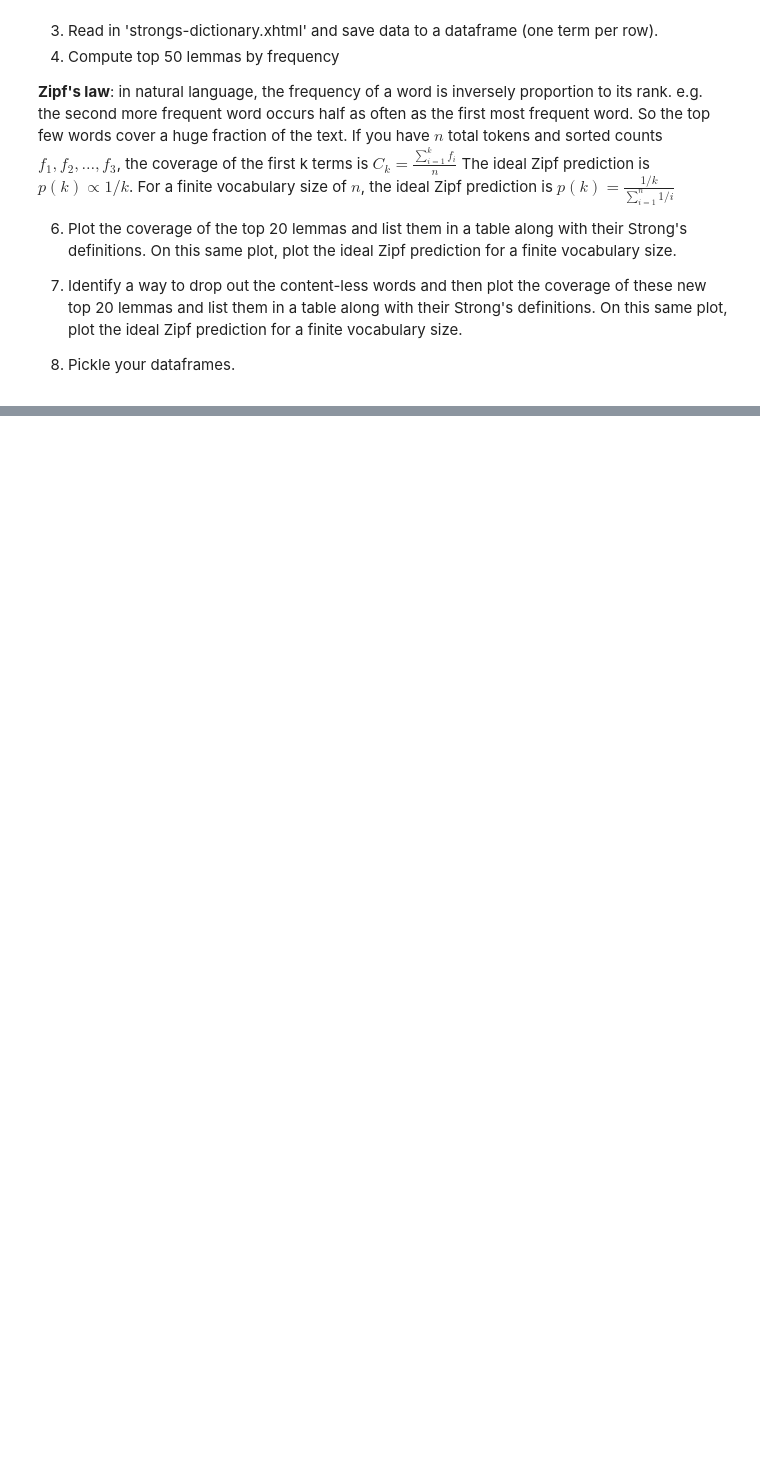
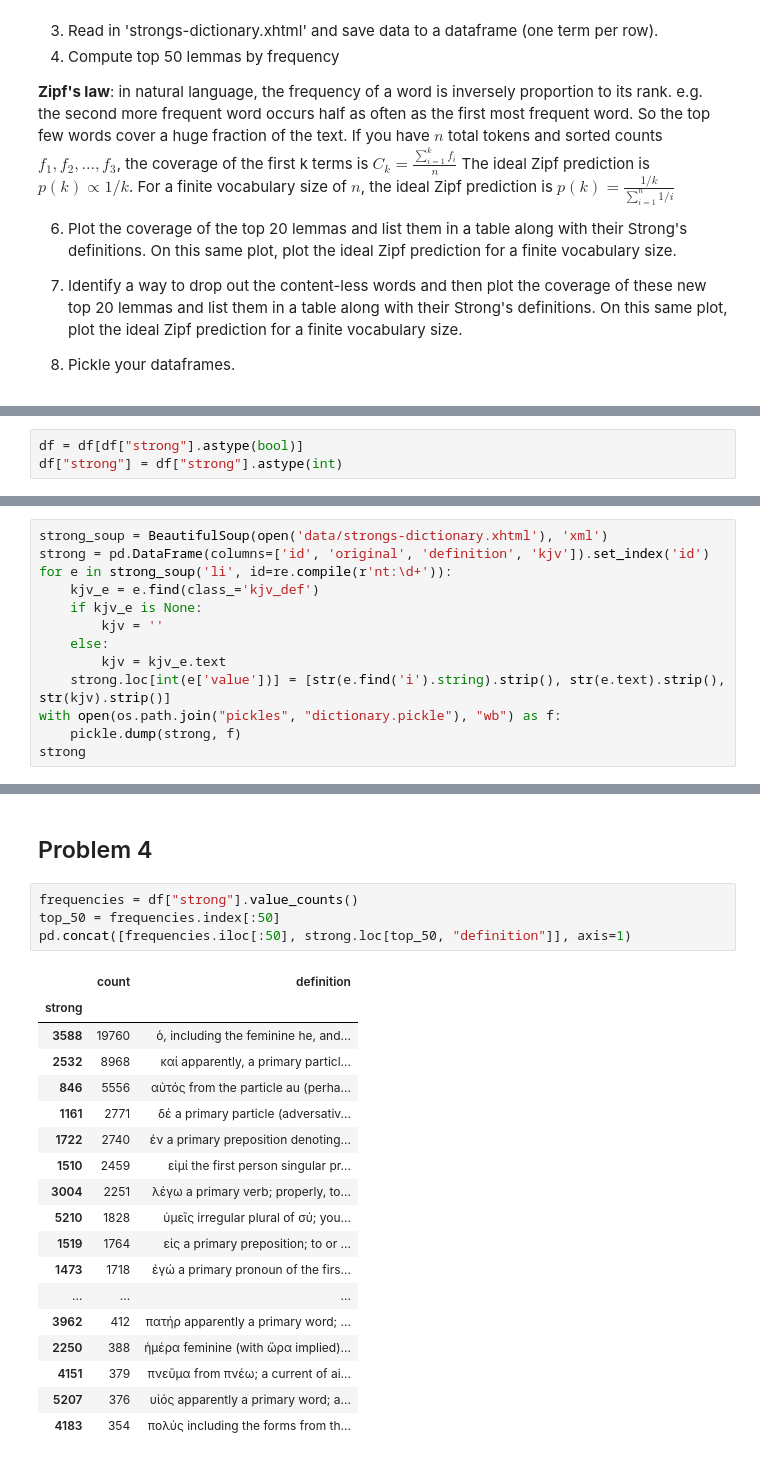
Before and after one commit to wstevick/bible-project, a Jupyter notebook: PS1_InitialExploration.ipynb, the cells around one changed output, grey strips where cells are left out. Drawn from its saved outputs; the diff is of its cells as text; blank space fills up the shorter version.

```diff
--- a/PS1_InitialExploration.ipynb
+++ b/PS1_InitialExploration.ipynb
@@ -21,0 +73,3 @@ The ideal Zipf prediction is $p(k) \propto 1/k$. For a finite vocabulary size of
+# %%
+df = df[df["strong"].astype(bool)]
+df["strong"] = df["strong"].astype(int)
@@ -21,0 +242,13 @@ The ideal Zipf prediction is $p(k) \propto 1/k$. For a finite vocabulary size of
+# %%
+strong_soup = BeautifulSoup(open('data/strongs-dictionary.xhtml'), 'xml')
+strong = pd.DataFrame(columns=['id', 'original', 'definition', 'kjv']).set_index('id')
+for e in strong_soup('li', id=re.compile(r'nt:\d+')):
+    kjv_e = e.find(class_='kjv_def')
+    if kjv_e is None:
+        kjv = ''
+    else:
+        kjv = kjv_e.text
+    strong.loc[int(e['value'])] = [str(e.find('i').string).strip(), str(e.text).strip(), str(kjv).strip()]
+with open(os.path.join("pickles", "dictionary.pickle"), "wb") as f:
+    pickle.dump(strong, f)
+strong
@@ -21,0 +288,25 @@ The ideal Zipf prediction is $p(k) \propto 1/k$. For a finite vocabulary size of
+# %% [markdown]
+## Problem 4
+# %%
+frequencies = df["strong"].value_counts()
+top_50 = frequencies.index[:50]
+pd.concat([frequencies.iloc[:50], strong.loc[top_50, "definition"]], axis=1)
+# %% [output]
+|  | count | definition |
+| strong |  |  |
+| 3588 | 19760 | ὁ, including the feminine he, and... |
+| 2532 | 8968 | καί apparently, a primary particl... |
+| 846 | 5556 | αὐτός from the particle au (perha... |
+| 1161 | 2771 | δέ a primary particle (adversativ... |
+| 1722 | 2740 | ἐν a primary preposition denoting... |
+| 1510 | 2459 | εἰμί the first person singular pr... |
+| 3004 | 2251 | λέγω a primary verb; properly, to... |
+| 5210 | 1828 | ὑμεῖς irregular plural of σύ; you... |
+| 1519 | 1764 | εἰς a primary preposition; to or ... |
+| 1473 | 1718 | ἐγώ a primary pronoun of the firs... |
+| ... | ... | ... |
+| 3962 | 412 | πατήρ apparently a primary word; ... |
+| 2250 | 388 | ἡμέρα feminine (with ὥρα implied)... |
+| 4151 | 379 | πνεῦμα from πνέω; a current of ai... |
+| 5207 | 376 | υἱός apparently a primary word; a... |
+| 4183 | 354 | πολύς including the forms from th... |
```
Also changed, not shown: parts of 25 cells of this notebook, 2 other files.
